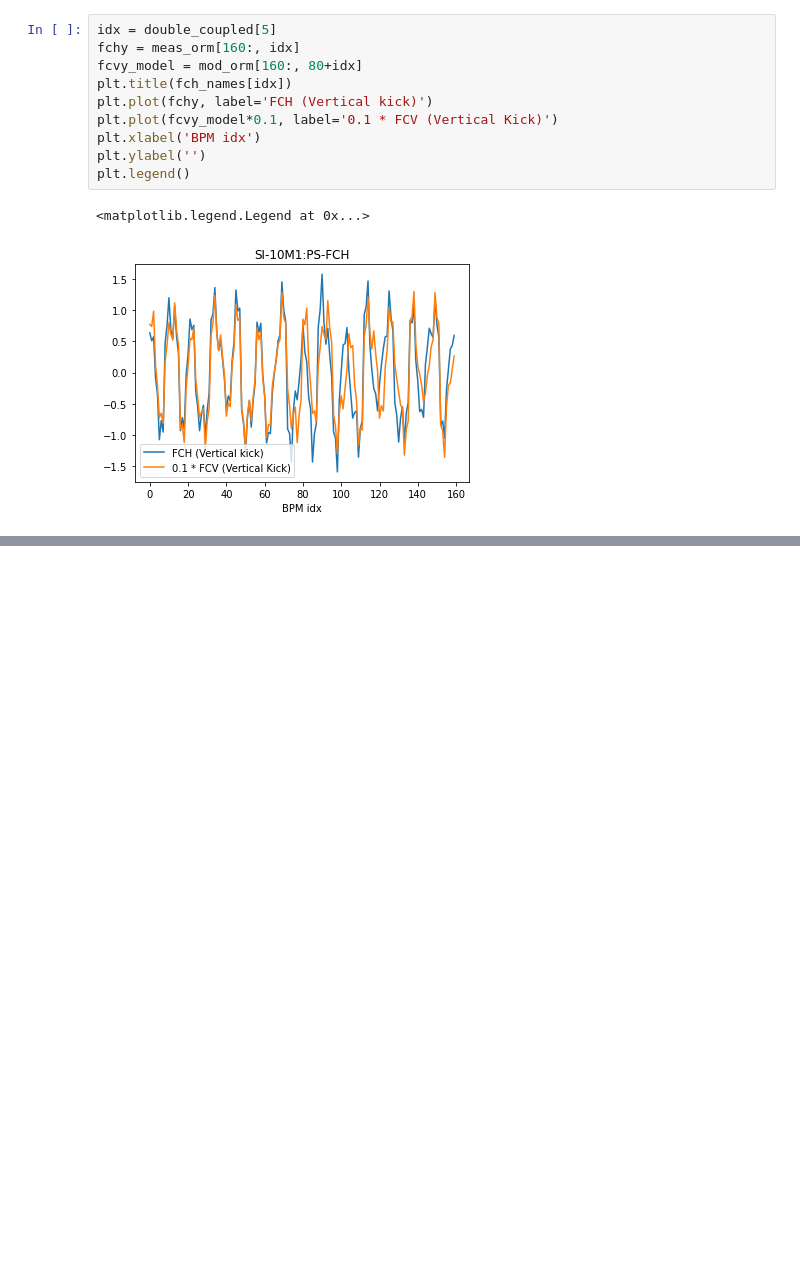
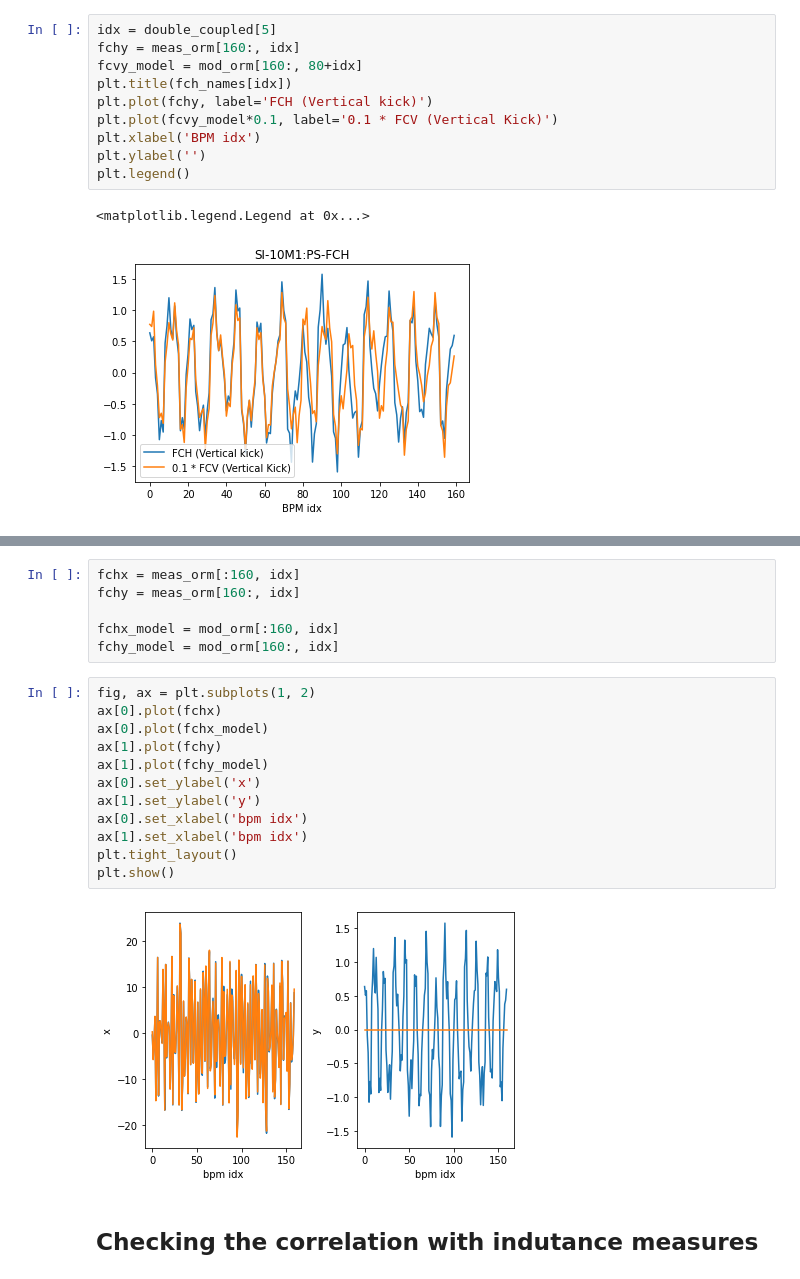
Before and after one commit to lnls-fac/apsuite, a Jupyter notebook: apsuite/fast_correctors/fast_correctors_polarization_measure.ipynb, the cells around one changed output, grey strips where cells are left out. Drawn from its saved outputs; the diff is of its cells as text; blank space fills up the shorter version.

Commit message:
Add indutance analysis and rotation minimization code

```diff
--- a/apsuite/fast_correctors/fast_correctors_polarization_measure.ipynb
+++ b/apsuite/fast_correctors/fast_correctors_polarization_measure.ipynb
@@ -371,0 +453,22 @@ plt.legend()
+# %%
+fchx = meas_orm[:160, idx]
+fchy = meas_orm[160:, idx]
+
+fchx_model = mod_orm[:160, idx]
+fchy_model = mod_orm[160:, idx]
+# %%
+fig, ax = plt.subplots(1, 2)
+ax[0].plot(fchx)
+ax[0].plot(fchx_model)
+ax[1].plot(fchy)
+ax[1].plot(fchy_model)
+ax[0].set_ylabel('x')
+ax[1].set_ylabel('y')
+ax[0].set_xlabel('bpm idx')
+ax[1].set_xlabel('bpm idx')
+plt.tight_layout()
+plt.show()
+# %% [output]
+[figure, added]
+# %% [markdown]
+## Checking the correlation with indutance measures
```
Also changed, not shown: parts of 27 cells of this notebook, 10 other files.
